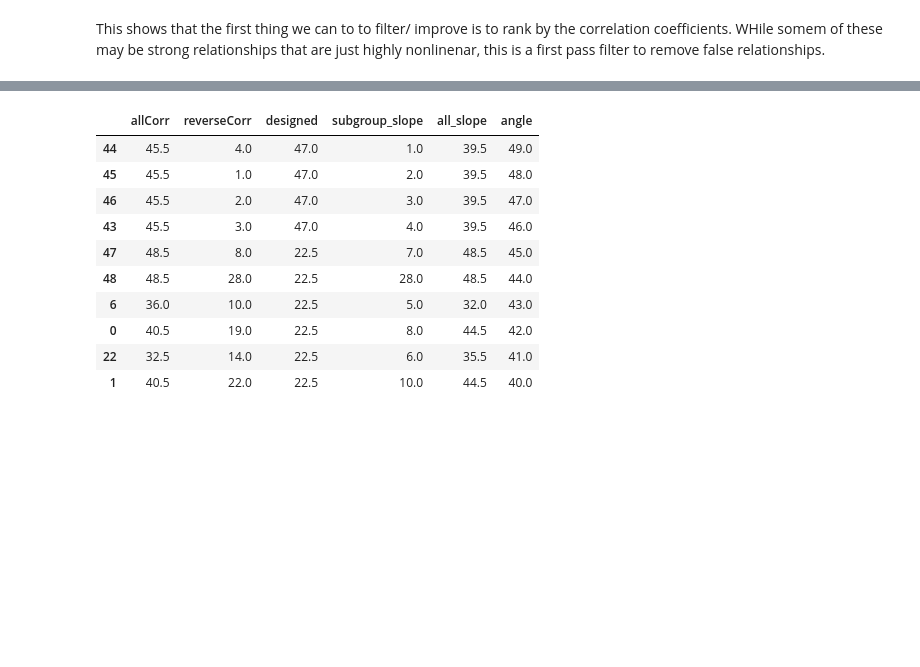
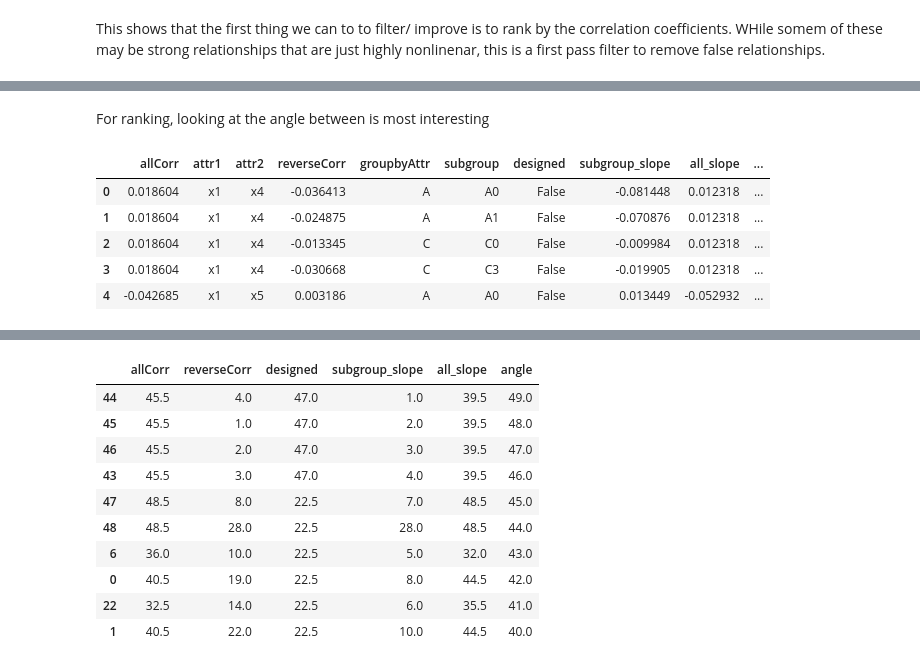
Before and after one commit to fairnessforensics/wiggum, a Jupyter notebook: research_notebooks/ranking_sp_occurences.ipynb, the cells around one changed output, grey strips where cells are left out. Saved outputs shown, nothing was run; the diff lists cells and outputs as text; code cells hidden in the pictures; blank space fills up the shorter version.

Commit message:
ranking updates

```diff
--- a/research_notebooks/ranking_sp_occurences.ipynb
+++ b/research_notebooks/ranking_sp_occurences.ipynb
@@ -194,0 +105,13 @@ results_df_slopes.head()
+# %% [markdown]
+For ranking, looking at the angle between is most interesting
+# %%
+
+results_df_slopes = dsp.add_angle_col(results_df_slopes)
+results_df_slopes.head()
+# %% [output]
+|  | allCorr | attr1 | attr2 | reverseCorr | groupbyAttr | subgroup | designed | subgroup_slope | all_slope | ... |
+| 0 | 0.018604 | x1 | x4 | -0.036413 | A | A0 | False | -0.081448 | 0.012318 | ... |
+| 1 | 0.018604 | x1 | x4 | -0.024875 | A | A1 | False | -0.070876 | 0.012318 | ... |
+| 2 | 0.018604 | x1 | x4 | -0.013345 | C | C0 | False | -0.009984 | 0.012318 | ... |
+| 3 | 0.018604 | x1 | x4 | -0.030668 | C | C3 | False | -0.019905 | 0.012318 | ... |
+| 4 | -0.042685 | x1 | x5 | 0.003186 | A | A0 | False | 0.013449 | -0.052932 | ... |
```
Also changed, not shown: parts of 20 cells of this notebook, 3 other files.
